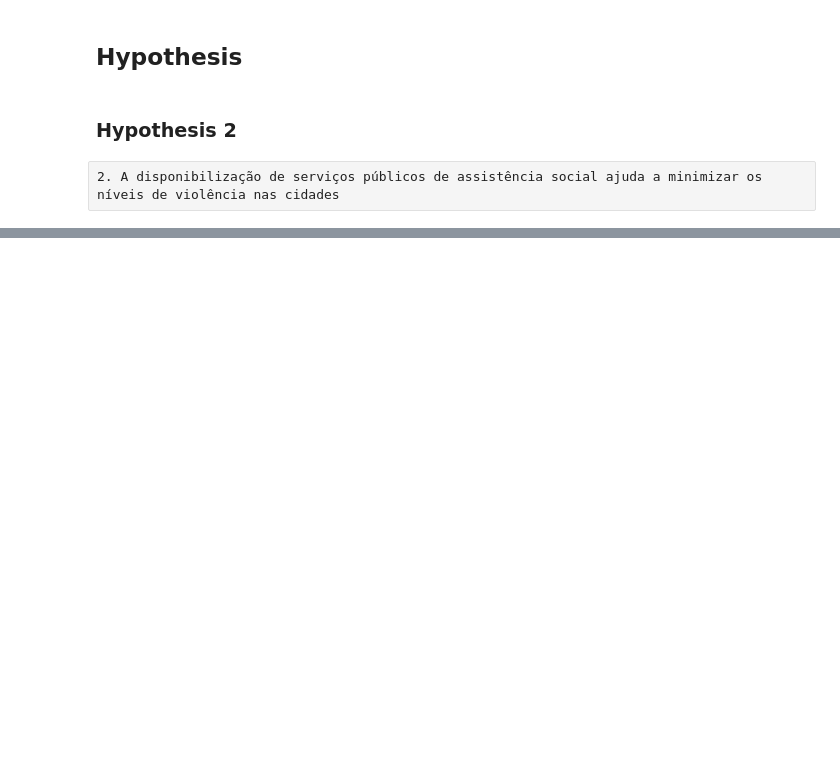
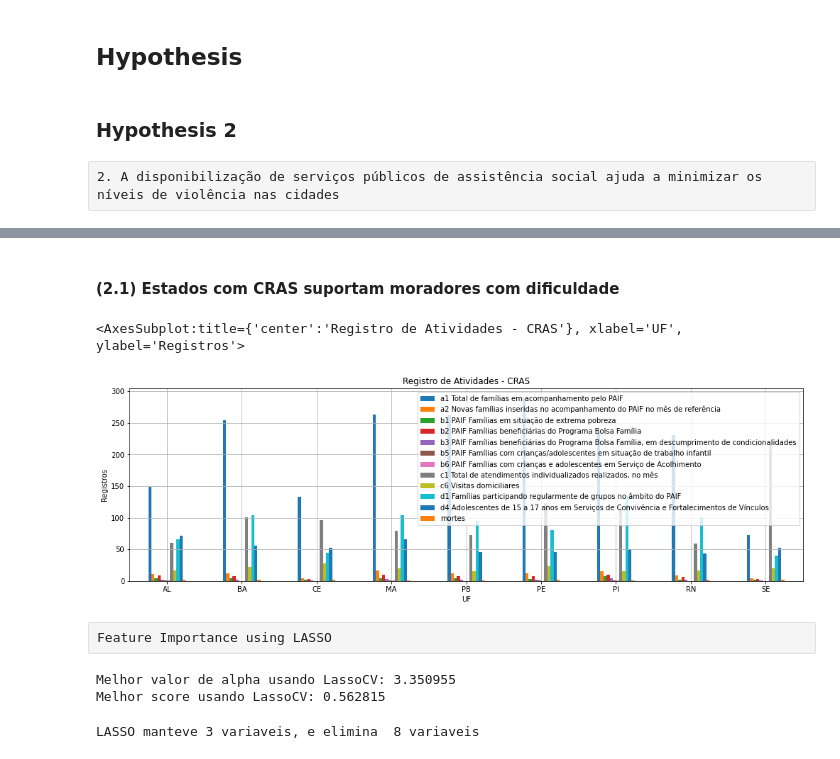
Before and after one commit to dunfrey/BCG-GAMMA-Challenge-2021, a Jupyter notebook: notebooks/2_data_understanding (2.1).ipynb, the cells around one changed output, grey strips where cells are left out. Cells and saved outputs as stored; diff of their text form; code cells hidden in the pictures; blank space fills up the shorter version.

```diff
--- a/notebooks/2_data_understanding (2.1).ipynb
+++ b/notebooks/2_data_understanding (2.1).ipynb
@@ -658,0 +353,3 @@ B.6. Famílias com crianças e adolescentes em Serviço de Acolhimento
+# %%
+registry_cras_rma_states_grouped['mortes'] = mortes_estados_norm['mortes_norm'].values
+registry_cras_rma_states_grouped
@@ -658,0 +368,15 @@ B.6. Famílias com crianças e adolescentes em Serviço de Acolhimento
+# %% [markdown]
+#### (2.1) Estados com CRAS suportam moradores com dificuldade
+# %%
+registry_cras_rma_states_grouped.plot(kind='bar',
+                                title='Registro de Atividades - CRAS',
+                                figsize=(17,5),
+                                ylabel='Registros',
+                                xlabel='UF',
+                                rot=0,
+                                grid=True)
+# %% [output]
+<AxesSubplot:title={'center':'Registro de Atividades - CRAS'}, xlabel='UF', ylabel='Registros'>
+[figure, added]
+# %% [raw]
+Feature Importance using LASSO
@@ -658,0 +386,13 @@ B.6. Famílias com crianças e adolescentes em Serviço de Acolhimento
+# %%
+reg = LassoCV()
+reg.fit(X, y)
+print("Melhor valor de alpha usando LassoCV: %f" % reg.alpha_)
+print("Melhor score usando LassoCV: %f" % reg.score(X,y))
+coef = pd.Series(reg.coef_, index = X.columns)
+# %% [output]
+Melhor valor de alpha usando LassoCV: 3.350955
+Melhor score usando LassoCV: 0.562815
+# %%
+print("LASSO manteve " + str(sum(coef != 0)) + " variaveis, e elimina  " +  str(sum(coef == 0)) + " variaveis")
+# %% [output]
+LASSO manteve 3 variaveis, e elimina  8 variaveis
```
Also changed, not shown: parts of 127 cells of this notebook, 1 other file.
